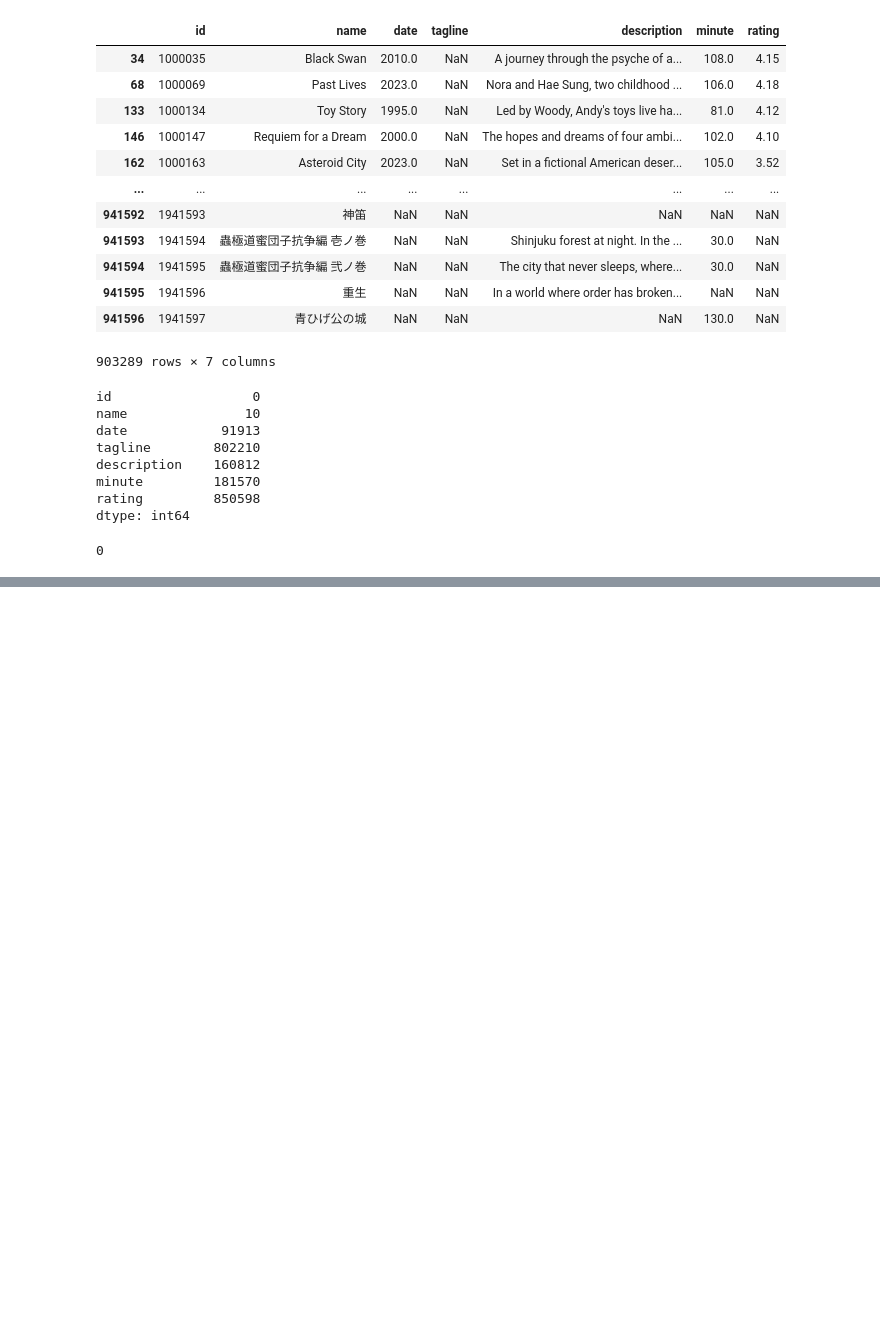
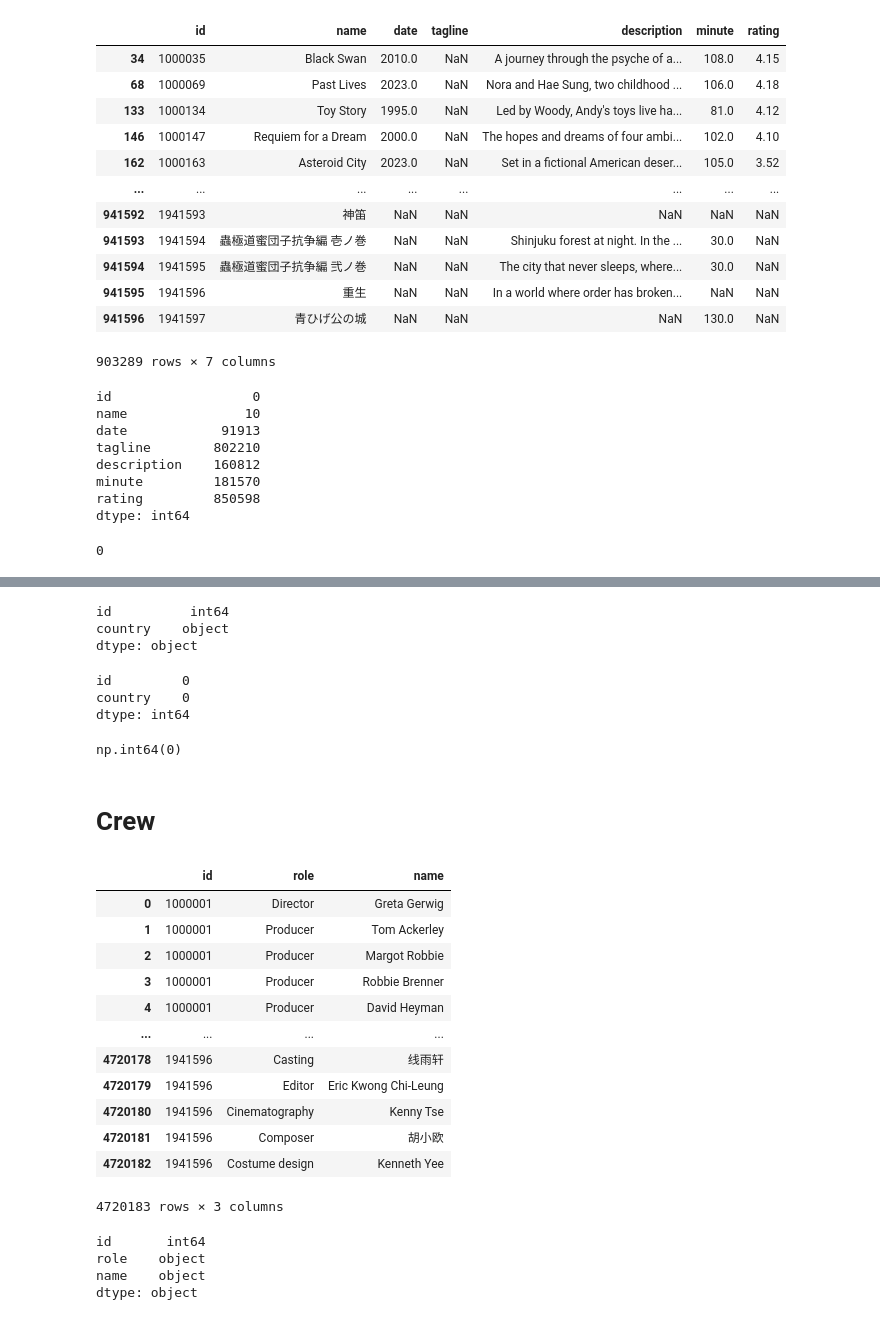
Before and after one commit to quelmitch/UNITO-IUM-TWEB, a Jupyter notebook: solution/data-analysis/data_cleansing.ipynb, the cells around one changed output, grey strips where cells are left out. Cells and saved outputs as stored; diff of their text form; code cells hidden in the pictures; blank space fills up the shorter version.

```diff
--- a/solution/data-analysis/data_cleansing.ipynb
+++ b/solution/data-analysis/data_cleansing.ipynb
@@ -80,0 +205,44 @@ movies_df.set_index("id", inplace=True)
+# %%
+countries_df.dtypes
+# %% [output]
+id          int64
+country    object
+dtype: object
+# %%
+# check for NaN values
+countries_df.isna().sum()
+# %% [output]
+id         0
+country    0
+dtype: int64
+# %%
+# check for duplicated values
+countries_df.duplicated().sum()
+# %% [output]
+np.int64(0)
+# %% [markdown]
+# Crew
+# %%
+crew_df = pd.read_csv('datasets/crew.csv')
+crew_df
+# %% [output]
+|  | id | role | name |
+| 0 | 1000001 | Director | Greta Gerwig |
+| 1 | 1000001 | Producer | Tom Ackerley |
+| 2 | 1000001 | Producer | Margot Robbie |
+| 3 | 1000001 | Producer | Robbie Brenner |
+| 4 | 1000001 | Producer | David Heyman |
+| ... | ... | ... | ... |
+| 4720178 | 1941596 | Casting | 线雨轩 |
+| 4720179 | 1941596 | Editor | Eric Kwong Chi-Leung |
+| 4720180 | 1941596 | Cinematography | Kenny Tse |
+| 4720181 | 1941596 | Composer | 胡小欧 |
+| 4720182 | 1941596 | Costume design | Kenneth Yee |
+4720183 rows × 3 columns
+# %%
+crew_df.dtypes
+# %% [output]
+id       int64
+role    object
+name    object
+dtype: object
```
Also changed, not shown: parts of 19 cells of this notebook.
